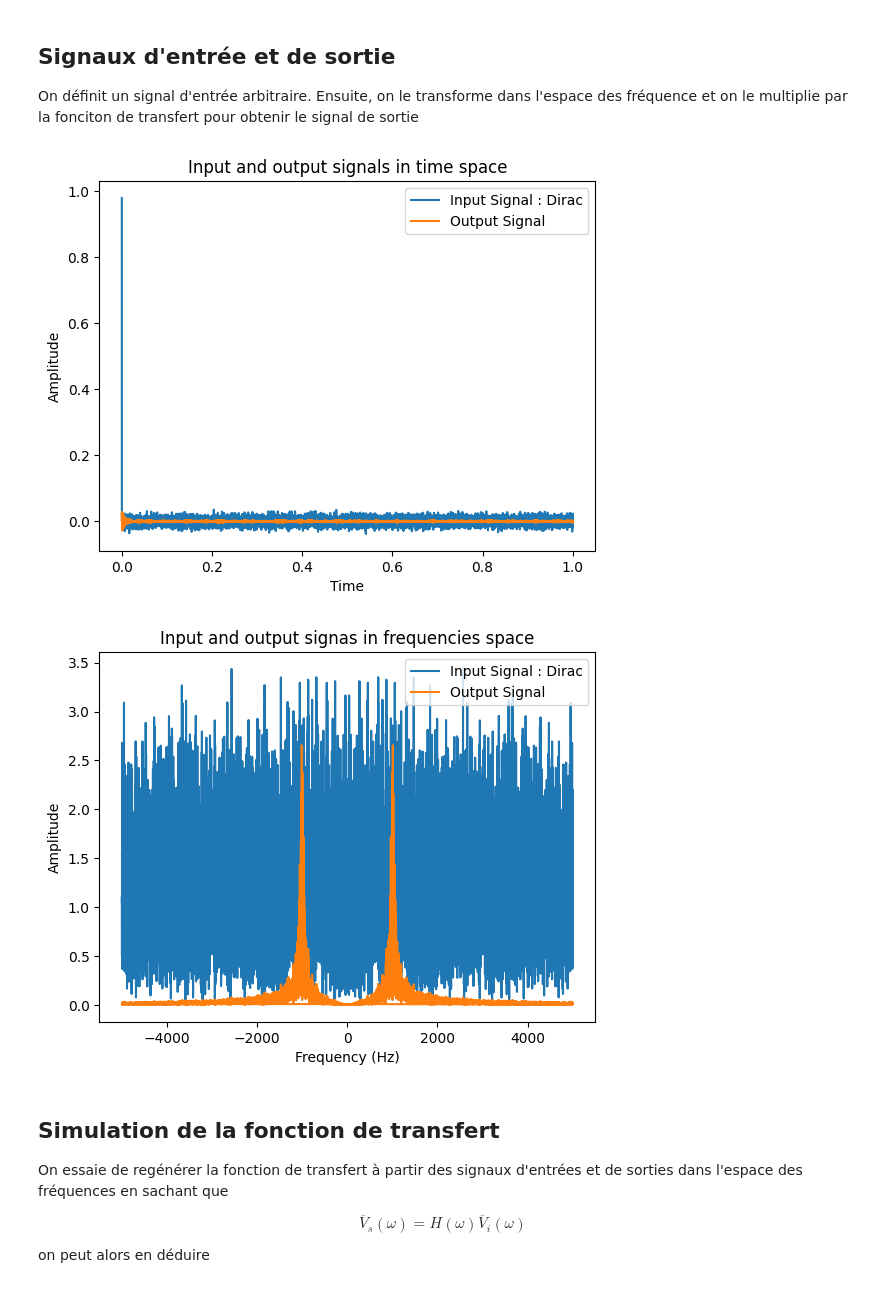
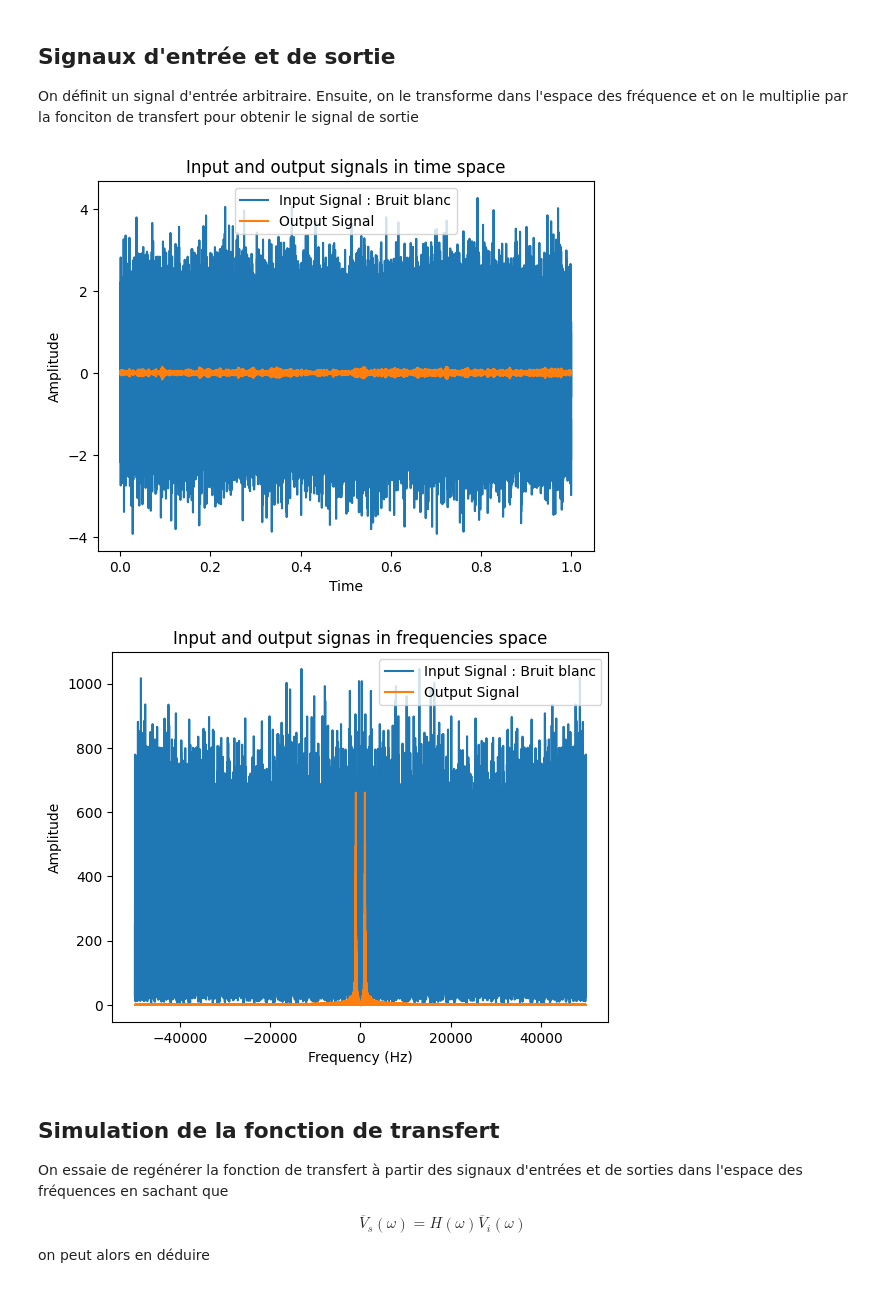
Before and after one commit to francisbpolymtl/TechExEquipe1, a Jupyter notebook: Mandat2/Simulations/plotSignals.ipynb, the cells around one changed output. Drawn from its saved outputs; the diff is of its cells as text; code cells hidden in the pictures.

```diff
--- a/Mandat2/Simulations/plotSignals.ipynb
+++ b/Mandat2/Simulations/plotSignals.ipynb
@@ -32,7 +32,7 @@ def transfer_function(f, f0, Q):
     x= w/w0
     return 1/(1+1.j*Q*(x-1/(x+1e-16)))
 
-N = 10000 # number of points
+N = 100000 # number of points
 
 t = np.linspace(0, 1, N, endpoint=False) # Definition of time vector
 frequencies = np.fft.fftfreq(len(t), d=t[1]-t[0]) # Definition of associated frequencies vector
@@ -44,8 +44,7 @@ f0 = 1000
 TF_values = transfer_function(frequencies, f0, Q) # Calculation of trnasfert function (TF :TransferFunction)
 transNorm = np.absolute(TF_values)
 transAngle = np.angle(TF_values)
-
-
+TF_time_values = np.fft.ifft(np.fft.ifftshift(TF_values))
 
 # Plot the Bode diagrams
 plt.figure()
@@ -62,6 +61,13 @@ plt.xscale('log')
 plt.title('Phase Response of RLC Band-pass Filter' )
 plt.xlabel('Frequency (Hz)')
 plt.ylabel('Phase (radians)')
+
+plt.figure()
+plt.semilogx(t, TF_time_values)
+# plt.xscale('log')
+plt.title('Transfer function in time' )
+plt.xlabel('Time (s)')
+plt.ylabel('Norm')
 # plt.grid(which='both', axis='both')
 plt.show()
 # %% [output]
@@ -83,22 +90,22 @@ On définit un signal d'entrée arbitraire. Ensuite, on le transforme dans l'esp
 # type_signal='Combinaison de sin'
 
 # %%%%               BRUIT BLANC             %%%%% #
-# input_signal = np.random.normal(0, 1, N) # White noise
-# type_signal='Bruit blanc'
+input_signal = np.random.normal(0, 1, N) # White noise
+type_signal='Bruit blanc'
 
 # %%%%                   DIRAC               %%%%% #
-def create_dirac_peak(length, position):
-    signal = np.zeros(length)
-    signal[position] = 1
-    return signal
-input_signal = create_dirac_peak(N, 0) # Dirac
-type_signal='Dirac'
+# def create_dirac_peak(length, position):
+#     signal = np.zeros(length)
+#     signal[position] = 1
+#     return signal
+# input_signal = create_dirac_peak(N, 0) # Dirac
+# type_signal='Dirac'
 
 # %%%%               CHIRP                    %%%%% #
-# frequency_start = 5  # Starting frequency in Hz
-# frequency_end = 5000  # Ending frequency in Hz
-# input_signal = chirp(t, f0=frequency_start, f1=frequency_end, t1=1, method='linear') # Chirp
-# type_signal=f'Chirp({frequency_start}-{frequency_end} Hz)'
+frequency_start = 5  # Starting frequency in Hz
+frequency_end = 5000  # Ending frequency in Hz
+input_signal = chirp(t, f0=frequency_start, f1=frequency_end, t1=1, method='linear') # Chirp
+type_signal=f'Chirp({frequency_start}-{frequency_end} Hz)'
 
 # Apply the Fourier transform to the input signal
 input_signal_freq = np.fft.fft(input_signal)
@@ -111,38 +118,40 @@ noise = np.random.normal(scale=noise_level, size=N)
 noisy_input_signal = input_signal + noise
 
 noisy_input_signal_freq = np.fft.fft(noisy_input_signal)
 ###############################################################
 
-
-
 # Apply the transfer function to the input signal in the frequency domain
 output_signal_freq = noisy_input_signal_freq * TF_values
 
 # Convert the output signal back to the time domain
 output_signal = np.real(np.fft.ifft(output_signal_freq))
+# output_signal = np.convolve(TF_time_values, input_signal, mode='full')
+# output_signal_freq = np.fft.fft(output_signal)
+# t2 = np.linspace(0, 1, len(output_signal))
+# f2 = np.fft.fftfreq(len(t2), d=t2[1]-t2[0]) # Definition of associated frequencies vector
 
 # Plot the signals in time and frequencies spaces
 # Time space
 plt.figure()
-plt.plot(t, noisy_input_signal, label=f'Input Signal : {type_signal}')
+plt.plot(t, input_signal, label=f'Input Signal : {type_signal}')
 plt.plot(t, output_signal, label='Output Signal')
 plt.title('Input and output signals in time space')
 plt.xlabel('Time')
 plt.ylabel('Amplitude')
 plt.legend()
 # Frequencies space
 plt.figure()
 plt.plot(frequencies, np.absolute(noisy_input_signal_freq), label=f'Input Signal : {type_signal}')
 plt.plot(frequencies, np.absolute(output_signal_freq),label='Output Signal')
 plt.title('Input and output signas in frequencies space')
 plt.xlabel('Frequency (Hz)')
 plt.ylabel('Amplitude')
 plt.legend()
 
 plt.show()
 # %% [output]
-[figure, old version]
+[figure, new version]
-[figure, old version]
+[figure, new version]
 # %% [markdown]
 ## Simulation de la fonction de transfert
 On essaie de regénérer la fonction de transfert à partir des signaux d'entrées et de sorties dans l'espace des fréquences en sachant que
```
Also changed, not shown: parts of 2 cells of this notebook, 1 other file.
